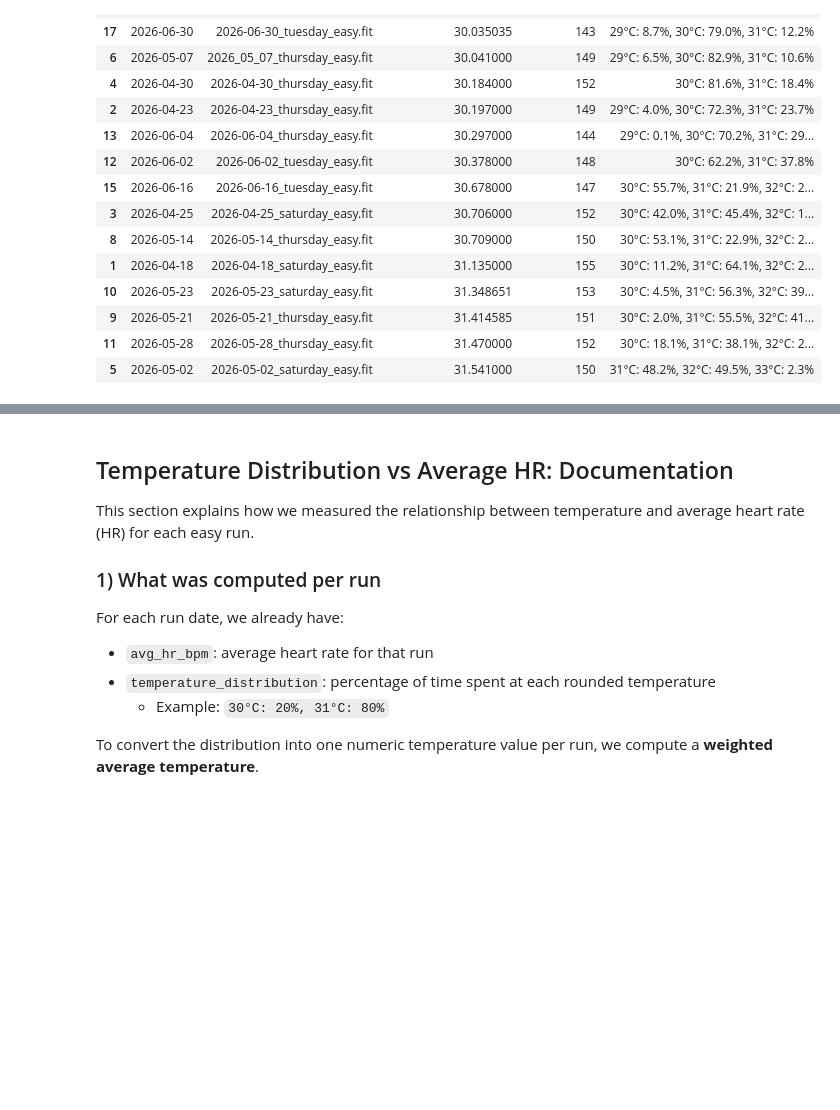
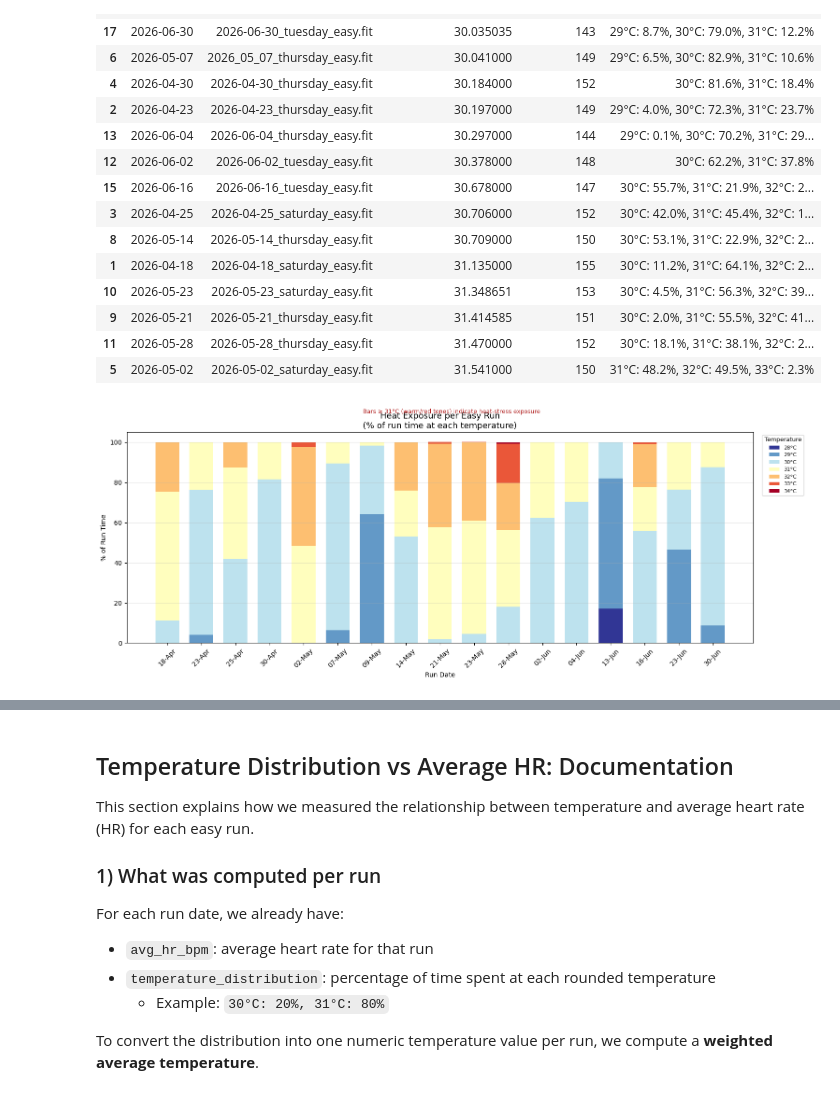
Before and after one commit to jvinodraj/theEagle, a Jupyter notebook: notebooks/easy_run_daily_hr_smoothness.ipynb, the cells around one changed output, grey strips where cells are left out. Cells and saved outputs as stored; diff of their text form; code cells hidden in the pictures; blank space fills up the shorter version.

```diff
--- a/notebooks/easy_run_daily_hr_smoothness.ipynb
+++ b/notebooks/easy_run_daily_hr_smoothness.ipynb
@@ -358,3 +367,95 @@ Approx slope: 3.13 bpm per +1°C
 | 9 | 2026-05-21 | 2026-05-21_thursday_easy.fit | 31.414585 | 151 | 30°C: 2.0%, 31°C: 55.5%, 32°C: 41... |
 | 11 | 2026-05-28 | 2026-05-28_thursday_easy.fit | 31.470000 | 152 | 30°C: 18.1%, 31°C: 38.1%, 32°C: 2... |
 | 5 | 2026-05-02 | 2026-05-02_saturday_easy.fit | 31.541000 | 150 | 31°C: 48.2%, 32°C: 49.5%, 33°C: 2.3% |
+# %%
+
+# Heat Exposure Chart: time spent at each temperature bucket per run
+import re
+import numpy as np
+import pandas as pd
+import matplotlib.pyplot as plt
+import matplotlib.cm as cm
+
+if 'runs_df' not in globals() or runs_df.empty:
+    print('No run summary data found. Run the summary cell first.')
+else:
+    heat_rows = []
+    for _, row in runs_df.iterrows():
+        dist = row['temperature_distribution']
+        if not isinstance(dist, str) or dist == 'no_temperature_data':
+            continue
+        pairs = re.findall(r'(-?\d+)\s*°C:\s*([0-9.]+)%', dist)
+        for temp_str, pct_str in pairs:
+            heat_rows.append({
+                'date': pd.to_datetime(row['date']).strftime('%d-%b'),
+                'temp_c': int(temp_str),
+                'pct': float(pct_str),
+            })
+
+    if not heat_rows:
+        print('No temperature distribution data available.')
+    else:
+        heat_df = pd.DataFrame(heat_rows)
+        pivot = heat_df.pivot_table(index='date', columns='temp_c', values='pct', aggfunc='sum', fill_value=0)
+
+        # Order rows chronologically (preserve original date order from runs_df)
+        date_order = [
+            pd.to_datetime(d).strftime('%d-%b')
+            for d in runs_df['date']
+            if isinstance(runs_df.loc[runs_df['date'] == d, 'temperature_distribution'].values[0], str)
+            and runs_df.loc[runs_df['date'] == d, 'temperature_distribution'].values[0] != 'no_temperature_data'
+        ]
+        date_order = list(dict.fromkeys(date_order))  # deduplicate while preserving order
+        pivot = pivot.reindex([d for d in date_order if d in pivot.index])
+
+        temps = pivot.columns.tolist()
+        # Colour gradient: cool blue → warm red based on temperature
+        norm = plt.Normalize(vmin=min(temps), vmax=max(temps))
+        cmap = cm.get_cmap('RdYlBu_r')
+        colours = [cmap(norm(t)) for t in temps]
+
+        fig, ax = plt.subplots(figsize=(max(10, len(pivot) * 0.9), 6))
+
+        bottoms = np.zeros(len(pivot))
+        for temp, colour in zip(temps, colours):
+            vals = pivot[temp].to_numpy(dtype=float)
+            ax.bar(pivot.index, vals, bottom=bottoms, color=colour, label=f'{temp}°C', width=0.7)
+            bottoms += vals
+
+        ax.set_title('Heat Exposure per Easy Run\n(% of run time at each temperature)', fontsize=13)
+        ax.set_xlabel('Run Date')
+        ax.set_ylabel('% of Run Time')
+        ax.set_ylim(0, 105)
+        ax.tick_params(axis='x', rotation=45)
+        ax.grid(axis='y', alpha=0.25)
+
+        # Legend: low → high temperature, placed outside
+        handles, labels = ax.get_legend_handles_labels()
+        ax.legend(
+            handles, labels,
+            title='Temperature',
+            bbox_to_anchor=(1.01, 1),
+            loc='upper left',
+            fontsize=8,
+            title_fontsize=9,
+        )
+
+        # Add a colour-bar style annotation for heat zones
+        hot_threshold = 31
+        ax.axhline(y=0, color='black', linewidth=0.5)
+        fig.text(
+            0.5, 0.97,
+            f'Bars ≥ {hot_threshold}°C (warm/red tones) indicate heat-stress exposure',
+            ha='center', fontsize=9, color='firebrick',
+        )
+
+        plt.tight_layout()
+        plt.show()
+
+        # Summary table
+        hot_cols = [t for t in temps if t >= hot_threshold]
+        pivot_display = pivot.copy()
+        pivot_display['hot_pct (≥31°C)'] = pivot[hot_cols].sum(axis=1).round(1) if hot_cols else 0.0
+        print(pivot_display[['hot_pct (≥31°C)']].rename_axis('Run Date').to_string())
+# %% [output]
+[figure, added]
```
Also changed, not shown: parts of 3 cells of this notebook, 2 other files.
